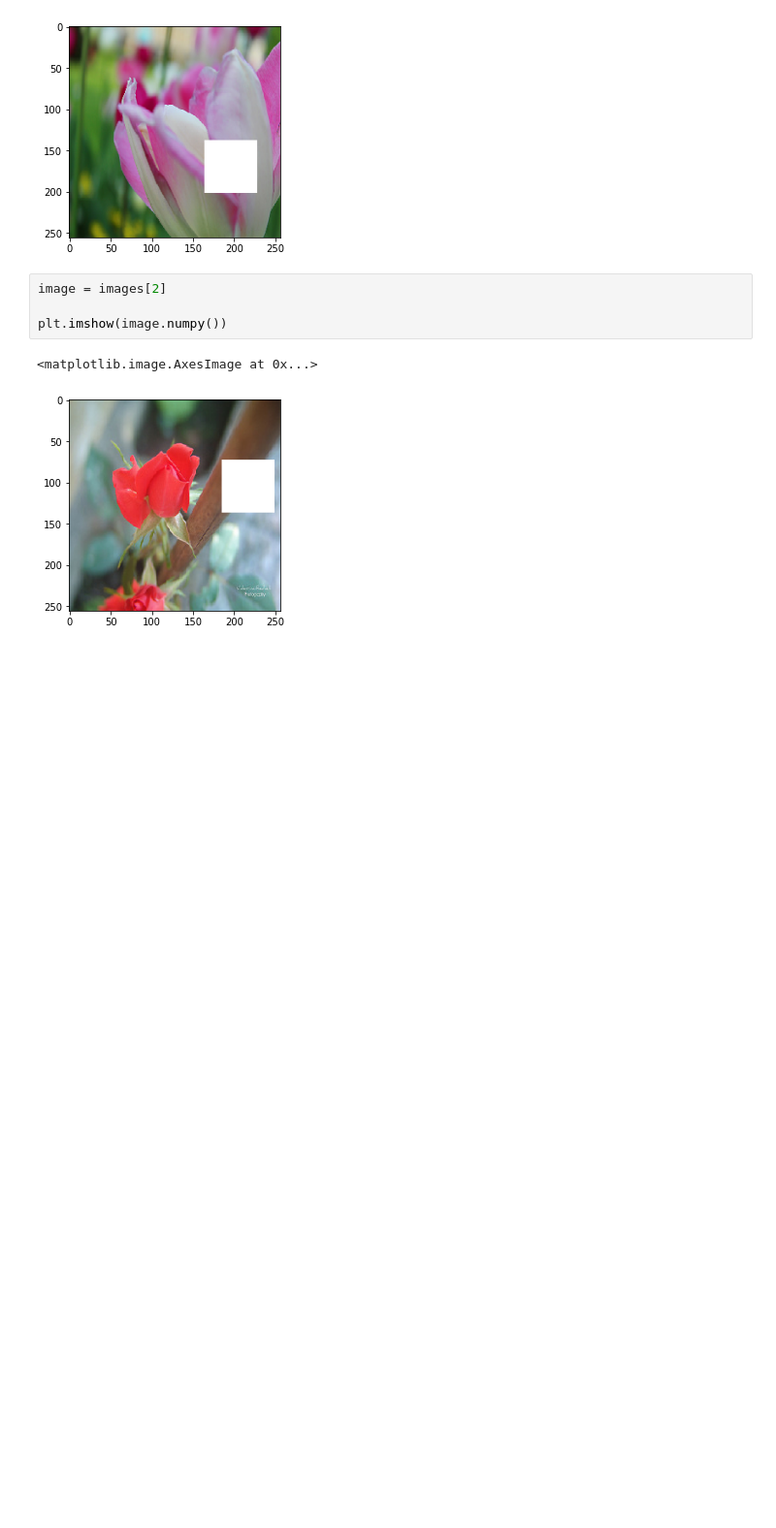
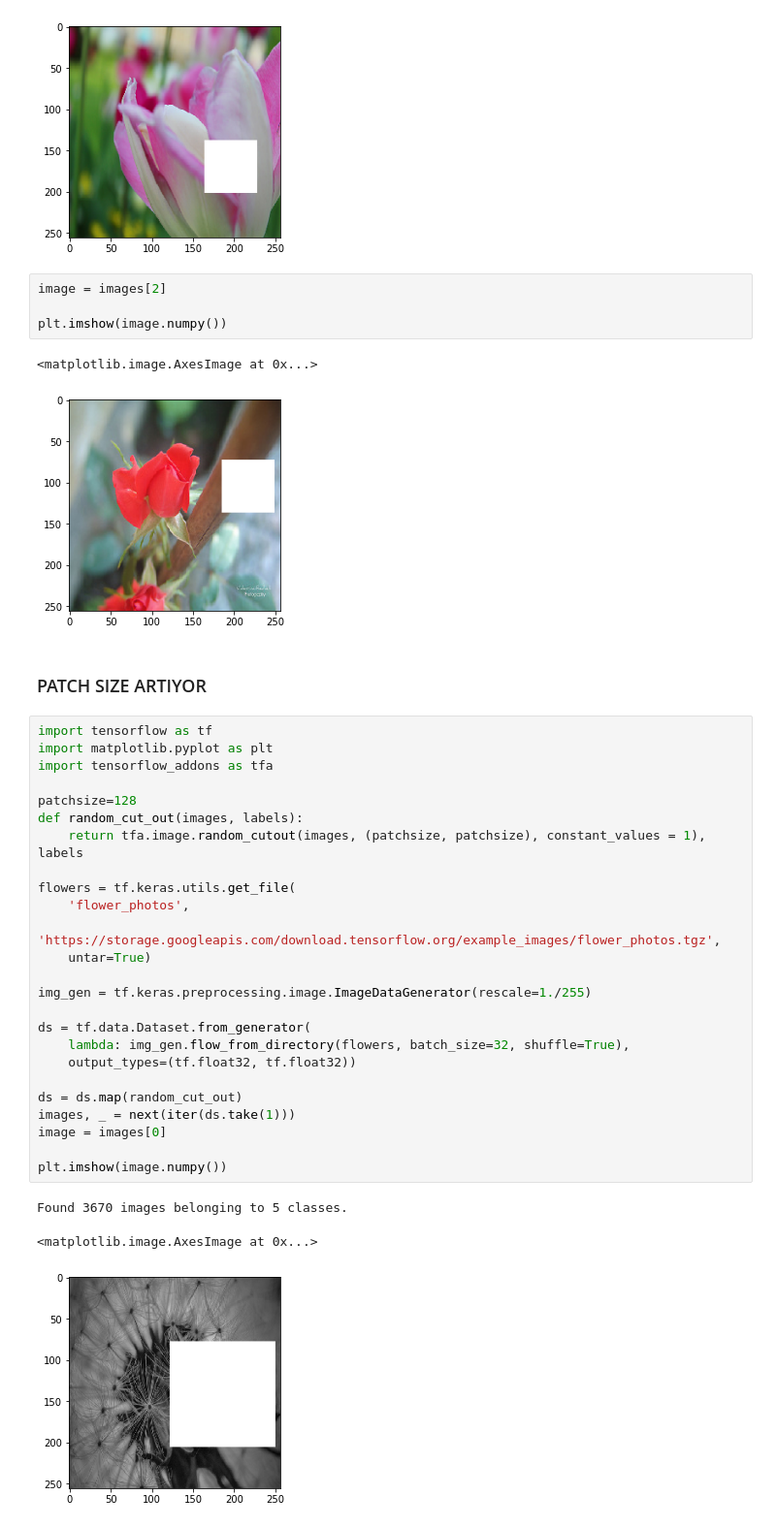
Before and after one commit to oytungunes/PythonCodeExamples, a Jupyter notebook: cutout.ipynb, the cells around one changed output. Shown: that part at 97% size. Cells and saved outputs as stored; diff of their text form; blank space fills up the shorter version.

```diff
--- a/cutout.ipynb
+++ b/cutout.ipynb
@@ -61,3 +61,34 @@ plt.imshow(image.numpy())
 # %% [output]
 <matplotlib.image.AxesImage at 0x...>
 [figure]
+# %% [markdown]
+### PATCH SIZE ARTIYOR
+# %%
+import tensorflow as tf
+import matplotlib.pyplot as plt
+import tensorflow_addons as tfa
+
+patchsize=128
+def random_cut_out(images, labels):
+    return tfa.image.random_cutout(images, (patchsize, patchsize), constant_values = 1), labels
+
+flowers = tf.keras.utils.get_file(
+    'flower_photos',
+    'https://storage.googleapis.com/download.tensorflow.org/example_images/flower_photos.tgz',
+    untar=True)
+
+img_gen = tf.keras.preprocessing.image.ImageDataGenerator(rescale=1./255)
+
+ds = tf.data.Dataset.from_generator(
+    lambda: img_gen.flow_from_directory(flowers, batch_size=32, shuffle=True),
+    output_types=(tf.float32, tf.float32))
+
+ds = ds.map(random_cut_out)
+images, _ = next(iter(ds.take(1)))
+image = images[0]
+
+plt.imshow(image.numpy())
+# %% [output]
+Found 3670 images belonging to 5 classes.
+<matplotlib.image.AxesImage at 0x...>
+[figure, added]
```
Also changed, not shown: parts of 1 cell of this notebook.
